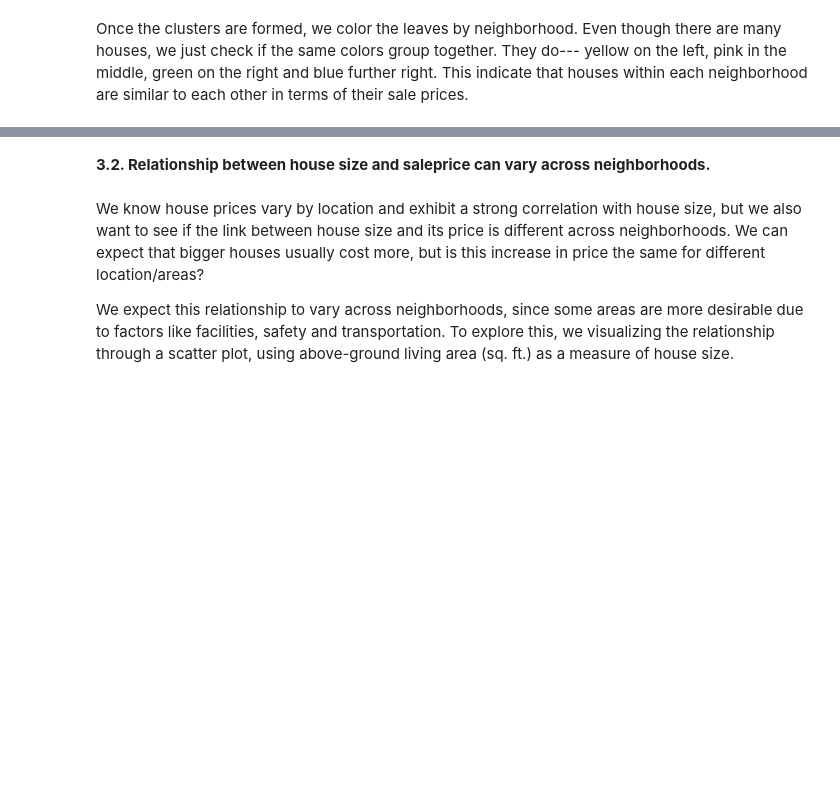
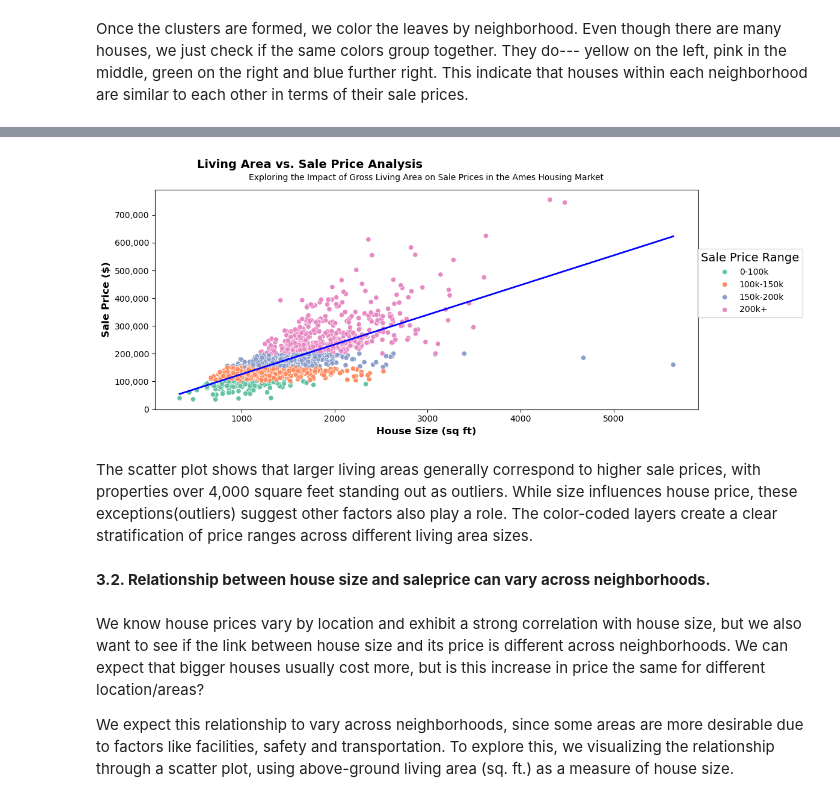
Before and after one commit to annugit1655/Real-Estate-Price-Prediction, a Jupyter notebook: Real-Estate-Price-Prediction/notebooks/EDA-house-part-1.ipynb, the cells around one changed output, grey strips where cells are left out. Saved outputs shown, nothing was run; the diff lists cells and outputs as text; code cells hidden in the pictures; blank space fills up the shorter version.

```diff
--- a/Real-Estate-Price-Prediction/notebooks/EDA-house-part-1.ipynb
+++ b/Real-Estate-Price-Prediction/notebooks/EDA-house-part-1.ipynb
@@ -682,3 +775,44 @@ Once the clusters are formed, we color the leaves by neighborhood. Even though t
+# %%
+import matplotlib.pyplot as plt
+import seaborn as sns
+import matplotlib.ticker as mtick
+
+plt.figure(figsize=(12,5))
+
+# Scatter plot
+sns.scatterplot(
+    data=new_df,
+    x="GrLivArea",
+    y="SalePrice",
+    hue="SalePrice_Range",
+    palette="Set2"
+)
+
+# Add trend line for relationship of house size and price
+sns.regplot(
+    data=new_df,
+    x='GrLivArea', y='SalePrice',
+    scatter=False, ci=None,
+    color='b', line_kws={'ls':'-', 'lw':2}
+)
+
+# Titles and labels and legend
+plt.legend(title='Sale Price Range', title_fontsize=14, loc='upper right', bbox_to_anchor=(1.2, 0.75), fancybox=True)
+plt.suptitle("Living Area vs. Sale Price Analysis", fontsize=14, fontweight="bold", y=0.95, x=0.3)
+plt.title("Exploring the Impact of Gross Living Area on Sale Prices in the Ames Housing Market", fontsize=10, y=1.02)
+plt.xlabel("House Size (sq ft)", fontsize=12, fontweight='bold')
+plt.ylabel("Sale Price ($)", fontsize=12, fontweight='bold')
+
+# Format y-axis with commas
+plt.gca().yaxis.set_major_formatter(mtick.StrMethodFormatter('{x:,.0f}'))
+
+# Adjust layout
+plt.tight_layout()
+plt.show()
+# %% [output]
+[figure, added]
+# %% [markdown]
+The scatter plot shows that larger living areas generally correspond to higher sale prices, with properties over 4,000 square feet standing out as outliers. While size influences house price, these exceptions(outliers) suggest other factors also play a role. The color-coded layers create a clear stratification of price ranges across different living area sizes.
 # %% [markdown]
 **3.2. Relationship between house size and saleprice can vary across neighborhoods.**
 # %% [markdown]
```
Also changed, not shown: parts of 16 cells of this notebook, 3 other files.
